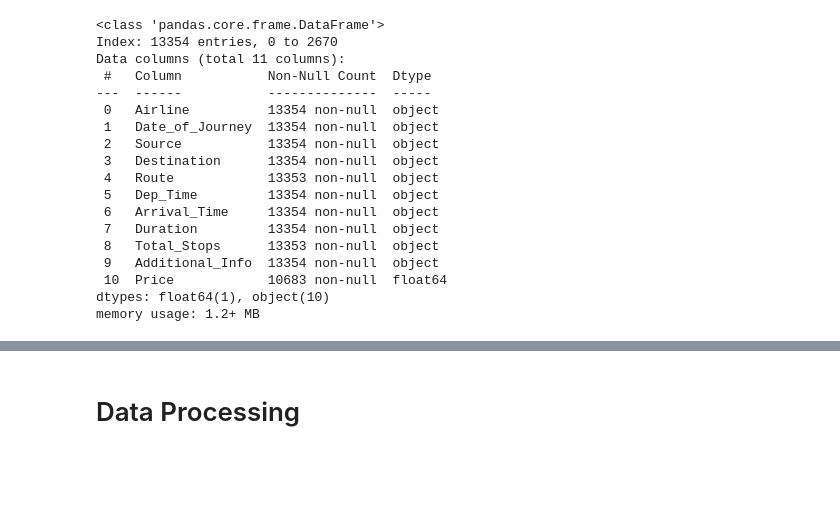
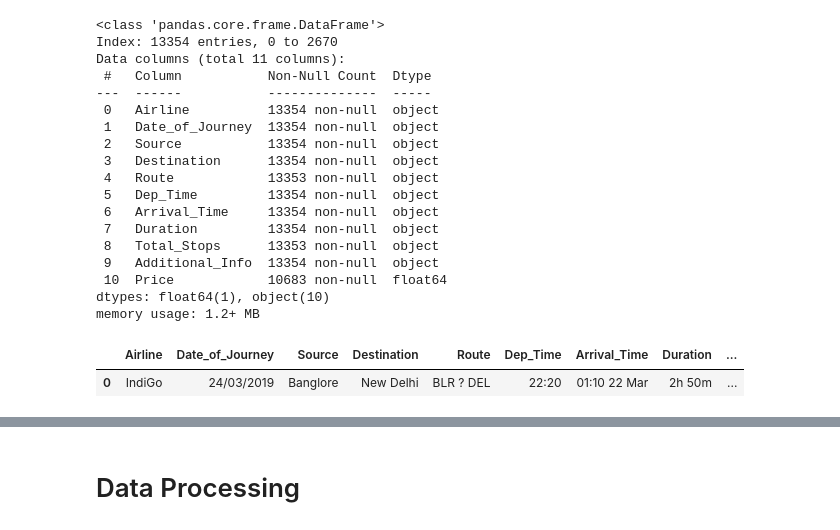
Before and after one commit to HumzaW245/GraphNN-Project, a Jupyter notebook: MAT6495_Final_Project.ipynb, the cells around one changed output, grey strips where cells are left out. Cells and saved outputs as stored; diff of their text form; code cells hidden in the pictures; blank space fills up the shorter version.

```diff
--- a/MAT6495_Final_Project.ipynb
+++ b/MAT6495_Final_Project.ipynb
@@ -63,6 +63,11 @@ Data columns (total 11 columns):
  10  Price            10683 non-null  float64
 dtypes: float64(1), object(10)
 memory usage: 1.2+ MB
+# %%
+flights.head(1)
+# %% [output]
+|  | Airline | Date_of_Journey | Source | Destination | Route | Dep_Time | Arrival_Time | Duration | ... |
+| 0 | IndiGo | 24/03/2019 | Banglore | New Delhi | BLR ? DEL | 22:20 | 01:10 22 Mar | 2h 50m | ... |
 # %%
 
 # Reset the index
```
Also changed, not shown: parts of 22 cells of this notebook.
